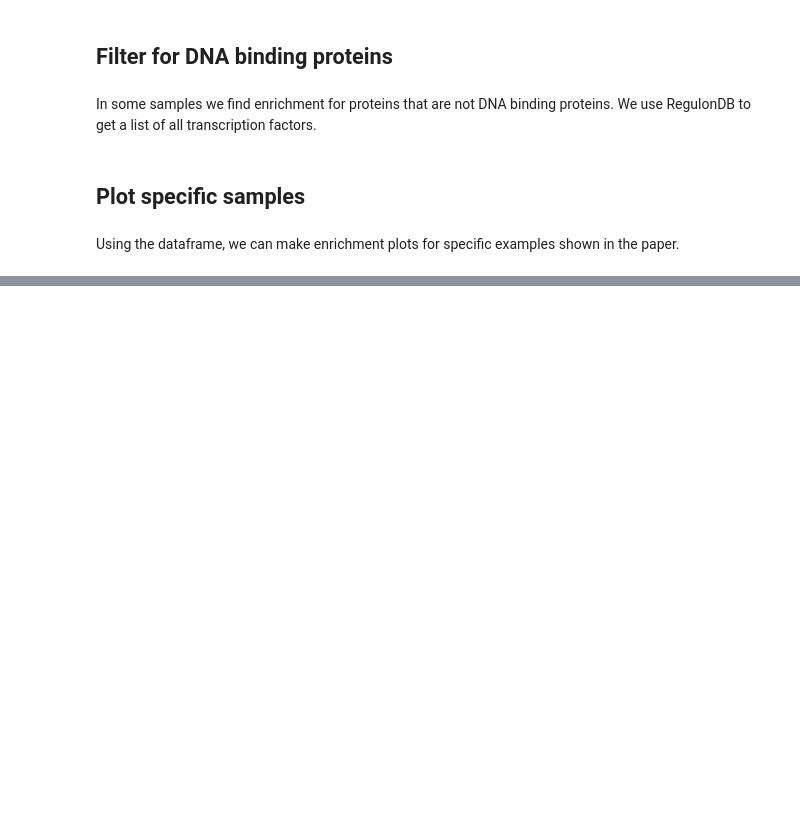
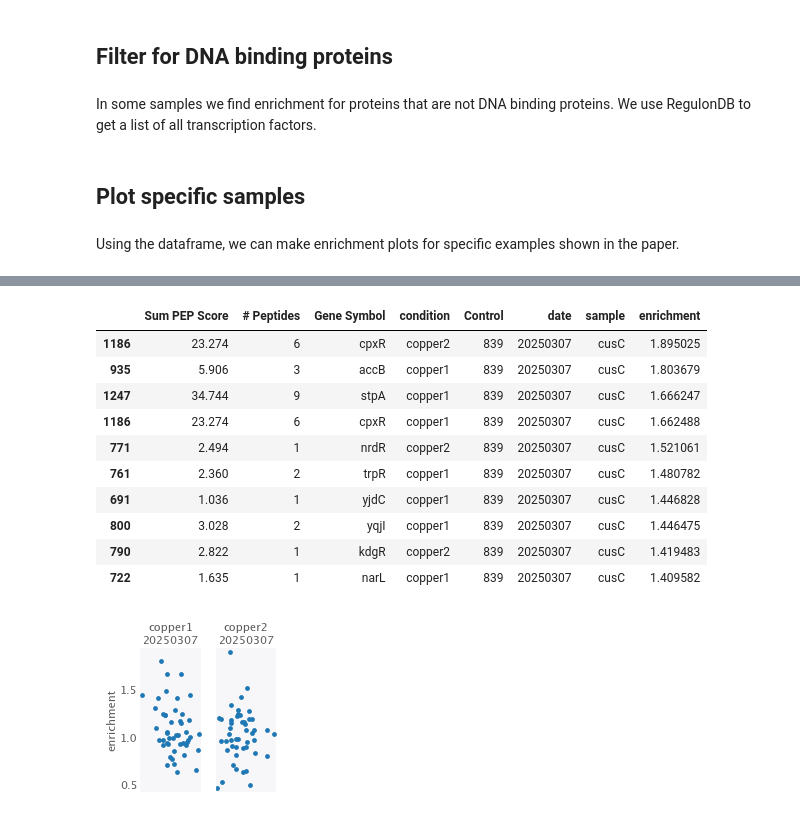
Before and after one commit to RPGroup-PBoC/reg-seq_env, a Jupyter notebook: code/processing/mass-spec/parsing_mass_spec.ipynb, the cells around one changed output, grey strips where cells are left out. Saved outputs shown, nothing was run; the diff lists cells and outputs as text; code cells hidden in the pictures; blank space fills up the shorter version.

```diff
--- a/code/processing/mass-spec/parsing_mass_spec.ipynb
+++ b/code/processing/mass-spec/parsing_mass_spec.ipynb
@@ -1086,0 +1368,16 @@ fig.savefig("yadI_CRP_tomtom.pdf")
+# %%
+fig, ax, df = plot_mass_spec(df_combined, 'cusC', filter_binding_proteins=True, yscale="linear")# highlighted_genes=['cpxR'], filter_control='839')
+df.head(10)
+# %% [output]
+|  | Sum PEP Score | # Peptides | Gene Symbol | condition | Control | date | sample | enrichment |
+| 1186 | 23.274 | 6 | cpxR | copper2 | 839 | 20250307 | cusC | 1.895025 |
+| 935 | 5.906 | 3 | accB | copper1 | 839 | 20250307 | cusC | 1.803679 |
+| 1247 | 34.744 | 9 | stpA | copper1 | 839 | 20250307 | cusC | 1.666247 |
+| 1186 | 23.274 | 6 | cpxR | copper1 | 839 | 20250307 | cusC | 1.662488 |
+| 771 | 2.494 | 1 | nrdR | copper2 | 839 | 20250307 | cusC | 1.521061 |
+| 761 | 2.360 | 2 | trpR | copper1 | 839 | 20250307 | cusC | 1.480782 |
+| 691 | 1.036 | 1 | yjdC | copper1 | 839 | 20250307 | cusC | 1.446828 |
+| 800 | 3.028 | 2 | yqjI | copper1 | 839 | 20250307 | cusC | 1.446475 |
+| 790 | 2.822 | 1 | kdgR | copper2 | 839 | 20250307 | cusC | 1.419483 |
+| 722 | 1.635 | 1 | narL | copper1 | 839 | 20250307 | cusC | 1.409582 |
+[figure, added]
```
Also changed, not shown: parts of 95 cells of this notebook, 11 other files.
